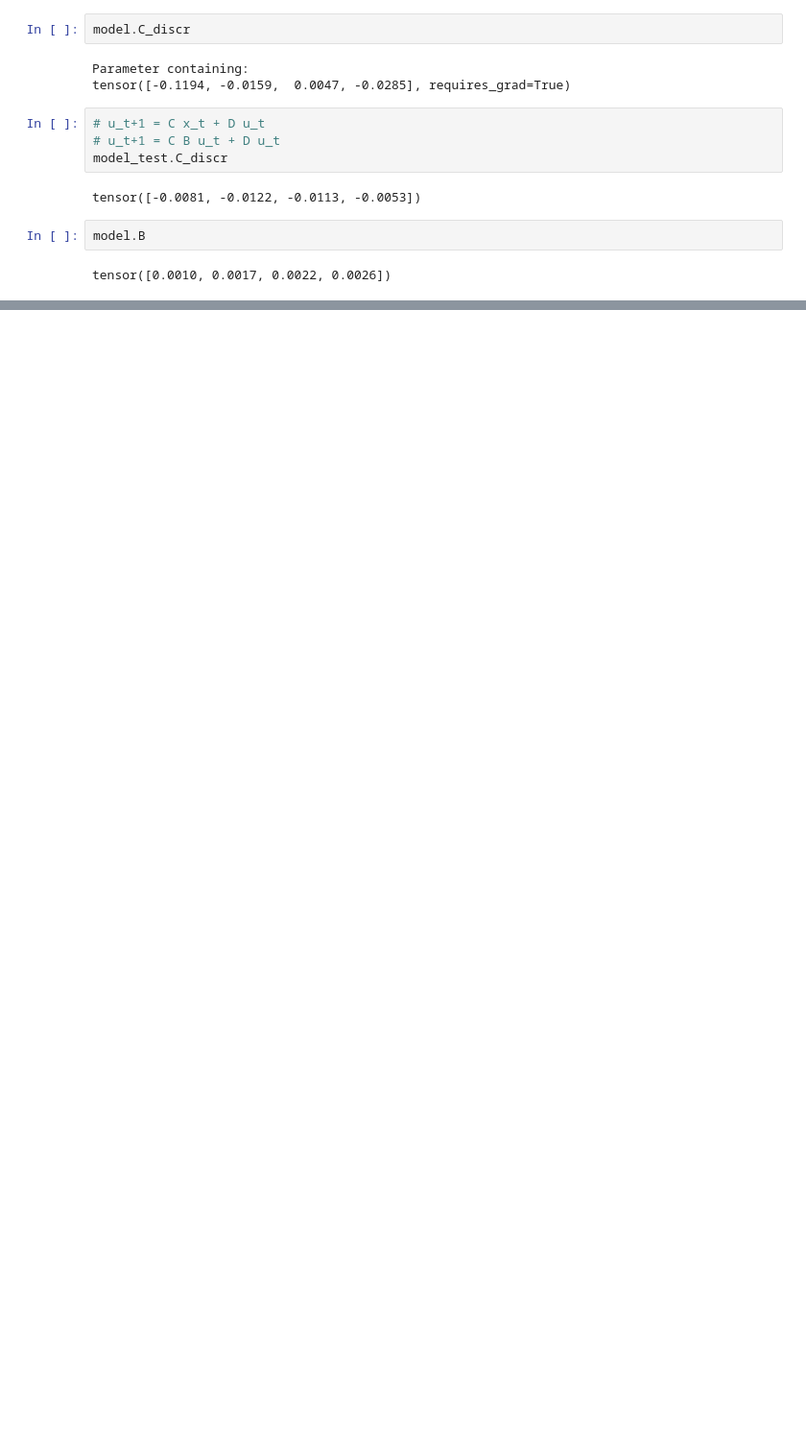
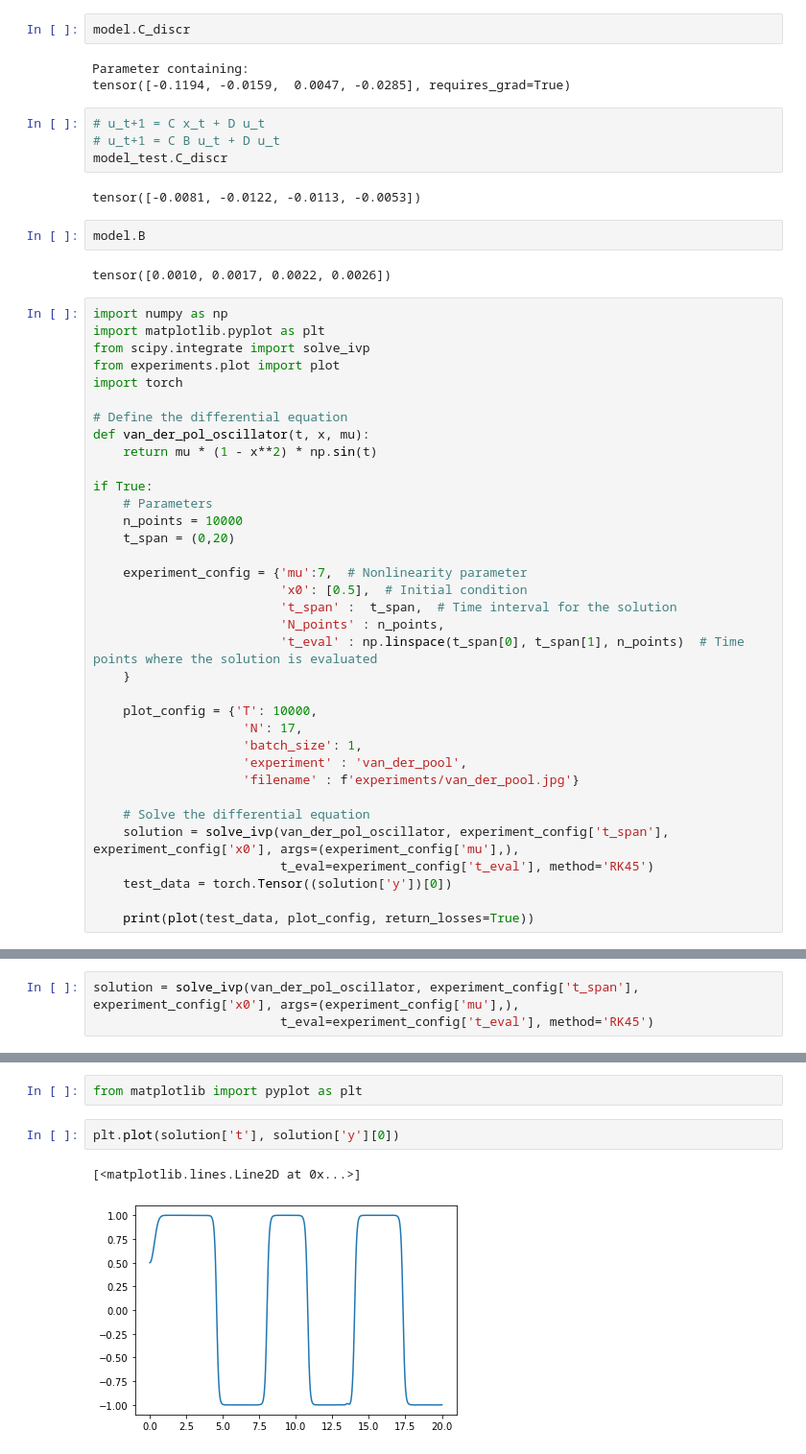
Before and after one commit to FedeArang/In-Context-SSM, a Jupyter notebook: icl.ipynb, the cells around one changed output, grey strips where cells are left out. Shown at 96% size. Cells and saved outputs as stored; diff of their text form; blank space fills up the shorter version.

Commit message:
eval

```diff
--- a/icl.ipynb
+++ b/icl.ipynb
@@ -339,3 +339,38 @@ tensor([-0.0081, -0.0122, -0.0113, -0.0053])
 model.B
 # %% [output]
 tensor([0.0010, 0.0017, 0.0022, 0.0026])
+# %%
+import numpy as np
+import matplotlib.pyplot as plt
+from scipy.integrate import solve_ivp
+from experiments.plot import plot
+import torch
+
+# Define the differential equation
+def van_der_pol_oscillator(t, x, mu):
+    return mu * (1 - x**2) * np.sin(t)
+
+if True:
+    # Parameters
+    n_points = 10000
+    t_span = (0,20)
+
+    experiment_config = {'mu':7,  # Nonlinearity parameter
+                         'x0': [0.5],  # Initial condition
+                         't_span' :  t_span,  # Time interval for the solution
+                         'N_points' : n_points,
+                         't_eval' : np.linspace(t_span[0], t_span[1], n_points)  # Time points where the solution is evaluated
+    }
+
+    plot_config = {'T': 10000,
+                    'N': 17,
+                    'batch_size': 1,
+                    'experiment' : 'van_der_pool',
+                    'filename' : f'experiments/van_der_pool.jpg'}
+
+    # Solve the differential equation
+    solution = solve_ivp(van_der_pol_oscillator, experiment_config['t_span'], experiment_config['x0'], args=(experiment_config['mu'],),
+                         t_eval=experiment_config['t_eval'], method='RK45')
+    test_data = torch.Tensor((solution['y'])[0])
+
+    print(plot(test_data, plot_config, return_losses=True))
@@ -341,0 +379,3 @@ tensor([0.0010, 0.0017, 0.0022, 0.0026])
+# %%
+solution = solve_ivp(van_der_pol_oscillator, experiment_config['t_span'], experiment_config['x0'], args=(experiment_config['mu'],),
+                         t_eval=experiment_config['t_eval'], method='RK45')
@@ -341,0 +386,7 @@ tensor([0.0010, 0.0017, 0.0022, 0.0026])
+# %%
+from matplotlib import pyplot as plt
+# %%
+plt.plot(solution['t'], solution['y'][0])
+# %% [output]
+[<matplotlib.lines.Line2D at 0x...>]
+[figure, added]
```
Also changed, not shown: parts of 2 cells of this notebook, 6 other files.
